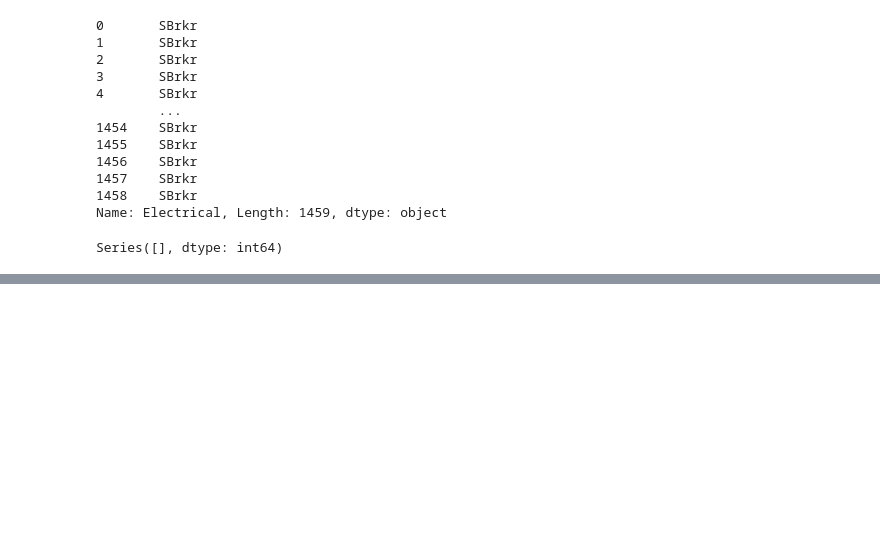
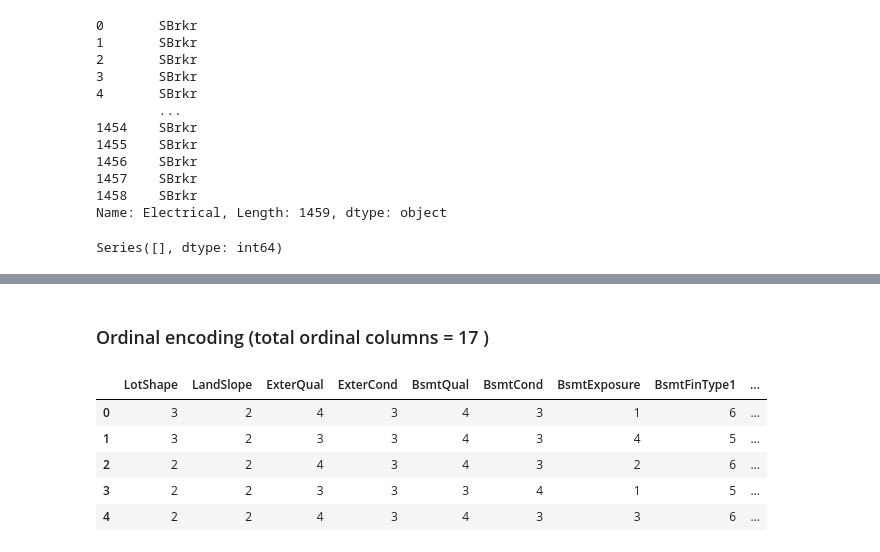
Before and after one commit to pawarsakshi6080-cloud/house-price-prediction-, a Jupyter notebook: notebook/house_price_prediction.ipynb, the cells around one changed output, grey strips where cells are left out. Cells and saved outputs as stored; diff of their text form; code cells hidden in the pictures; blank space fills up the shorter version.

Commit message:
Complete categorical data encoding

```diff
--- a/notebook/house_price_prediction.ipynb
+++ b/notebook/house_price_prediction.ipynb
@@ -504,0 +507,5 @@ Series([], dtype: int64)
+# %%
+categorical_cols = X.select_dtypes(include = 'object').columns
+print("Number of categorical columns:",len(categorical_cols))
+print("\nCategorical columns:")
+print(categorical_cols)
@@ -504,0 +525,4 @@ Series([], dtype: int64)
+# %%
+for col in categorical_cols:
+    print(f"\n{col}:")
+    print(X[col].unique())
@@ -504,0 +547,2 @@ Series([], dtype: int64)
+# %% [markdown]
+### Ordinal encoding (total ordinal columns = 17 )
@@ -504,0 +603,13 @@ Series([], dtype: int64)
+# %%
+for col, mapping in ordinal_mappings.items():
+    X[col] = X[col].map(mapping)
+    test[col] = test[col].map(mapping)
+# %%
+X[ordinal_mappings.keys()].head()
+# %% [output]
+|  | LotShape | LandSlope | ExterQual | ExterCond | BsmtQual | BsmtCond | BsmtExposure | BsmtFinType1 | ... |
+| 0 | 3 | 2 | 4 | 3 | 4 | 3 | 1 | 6 | ... |
+| 1 | 3 | 2 | 3 | 3 | 4 | 3 | 4 | 5 | ... |
+| 2 | 2 | 2 | 4 | 3 | 4 | 3 | 2 | 6 | ... |
+| 3 | 2 | 2 | 3 | 3 | 3 | 4 | 1 | 5 | ... |
+| 4 | 2 | 2 | 4 | 3 | 4 | 3 | 3 | 6 | ... |
```
Also changed, not shown: parts of 10 cells of this notebook.
